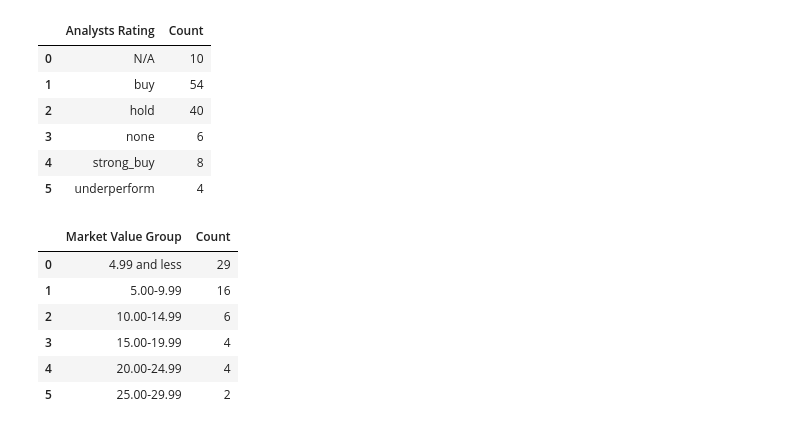
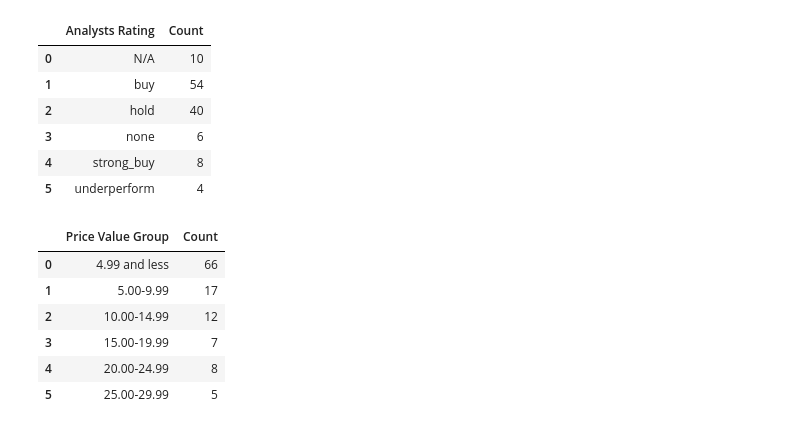
Before and after one commit to ademolaio/portfolio-tracker, a Jupyter notebook: portfolio-tracker.ipynb, the cells around one changed output. Saved outputs shown, nothing was run; the diff lists cells and outputs as text; code cells hidden in the pictures.

```diff
--- a/portfolio-tracker.ipynb
+++ b/portfolio-tracker.ipynb
@@ -66,18 +54,18 @@ analysts_ratings_count
 # %%
 import pandas as pd
 
+# With & Without Options Chain
 bins = [0, 5, 10, 15, 20, 25, 30]
 labels = ['4.99 and less', '5.00-9.99', '10.00-14.99', '15.00-19.99', '20.00-24.99', '25.00-29.99']
-df['Market Value Group'] = pd.cut(df['Market Value'], bins=bins, labels=labels, right=False)
-df_options = df[df['Options Available'] == 'Yes']
-grouped = df_options.groupby('Market Value Group', observed=True).size().reset_index(name='Count')
+df['Price Value Group'] = pd.cut(df['Close Price'], bins=bins, labels=labels, right=False)
+grouped = df.groupby('Price Value Group', observed=True).size().reset_index(name='Count')
 
 grouped
 # %% [output]
-|  | Market Value Group | Count |
-| 0 | 4.99 and less | 29 |
-| 1 | 5.00-9.99 | 16 |
-| 2 | 10.00-14.99 | 6 |
-| 3 | 15.00-19.99 | 4 |
-| 4 | 20.00-24.99 | 4 |
-| 5 | 25.00-29.99 | 2 |
+|  | Price Value Group | Count |
+| 0 | 4.99 and less | 66 |
+| 1 | 5.00-9.99 | 17 |
+| 2 | 10.00-14.99 | 12 |
+| 3 | 15.00-19.99 | 7 |
+| 4 | 20.00-24.99 | 8 |
+| 5 | 25.00-29.99 | 5 |
```
Also changed, not shown: parts of 7 cells of this notebook, 5 other files.
